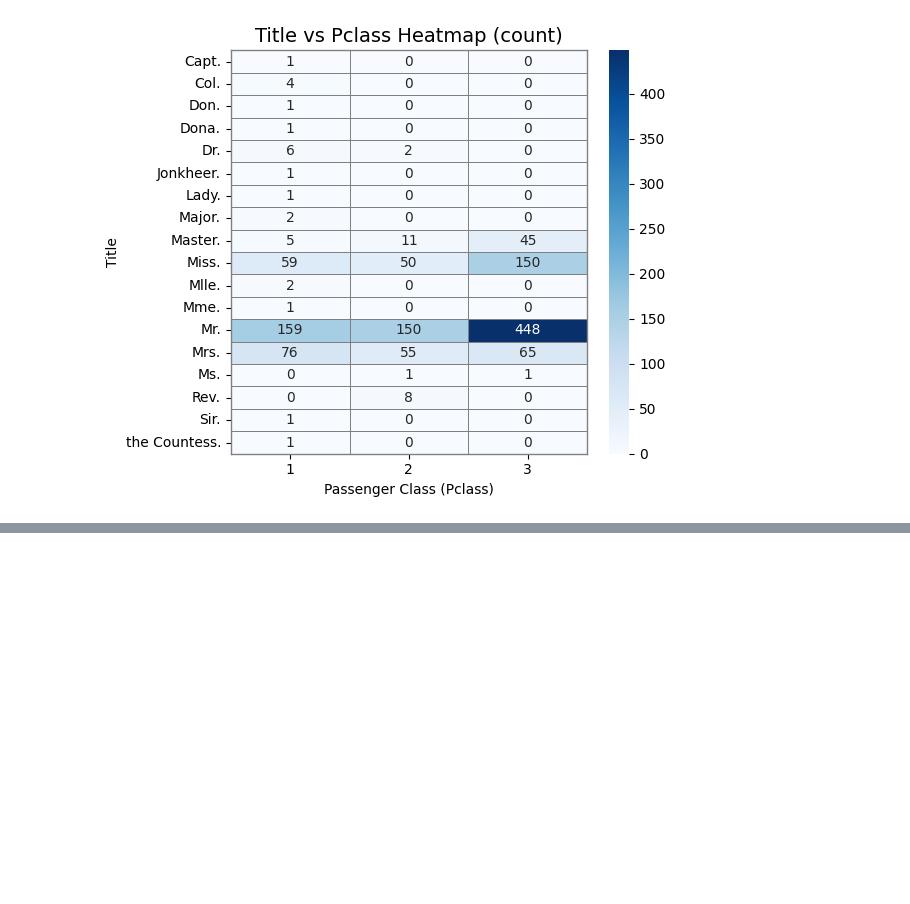
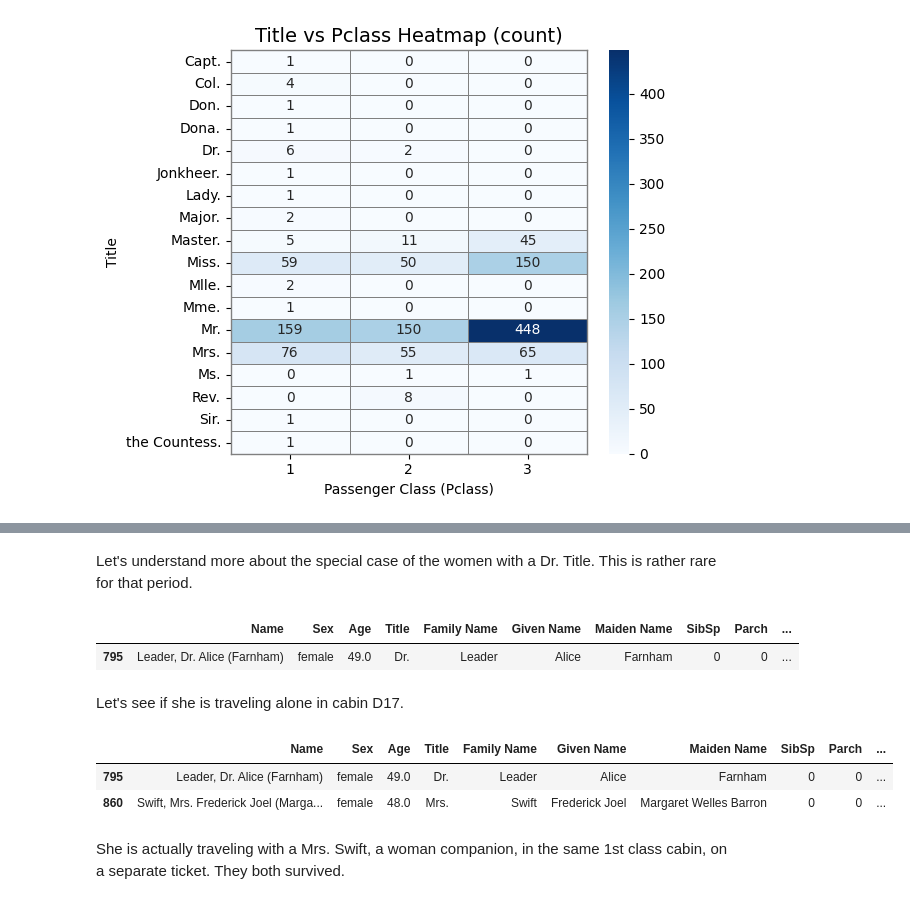
Before and after one commit to powernusa/titanic-eda, a Jupyter notebook: titanic_eda.ipynb, the cells around one changed output, grey strips where cells are left out. Cells and saved outputs as stored; diff of their text form; code cells hidden in the pictures; blank space fills up the shorter version.

```diff
--- a/titanic_eda.ipynb
+++ b/titanic_eda.ipynb
@@ -871,0 +922,17 @@ plt,_,_ = sns_pivot_heatmap(df_crosstab,
+# %% [markdown]
+Let's understand more about the special case of the women with a Dr. Title. This is rather rare for that period.
+# %%
+all_df.loc[(all_df['Title'] == 'Dr.') & (all_df['Sex'] == 'female')][sel_columns]
+# %% [output]
+|  | Name | Sex | Age | Title | Family Name | Given Name | Maiden Name | SibSp | Parch | ... |
+| 795 | Leader, Dr. Alice (Farnham) | female | 49.0 | Dr. | Leader | Alice | Farnham | 0 | 0 | ... |
+# %% [markdown]
+Let's see if she is traveling alone in cabin D17.
+# %%
+all_df.loc[all_df['Cabin'] == 'D17'][sel_columns]
+# %% [output]
+|  | Name | Sex | Age | Title | Family Name | Given Name | Maiden Name | SibSp | Parch | ... |
+| 795 | Leader, Dr. Alice (Farnham) | female | 49.0 | Dr. | Leader | Alice | Farnham | 0 | 0 | ... |
+| 860 | Swift, Mrs. Frederick Joel (Marga... | female | 48.0 | Mrs. | Swift | Frederick Joel | Margaret Welles Barron | 0 | 0 | ... |
+# %% [markdown]
+She is actually traveling with a Mrs. Swift, a woman companion, in the same 1st class cabin, on a separate ticket. They both survived.
```
Also changed, not shown: parts of 7 cells of this notebook.
